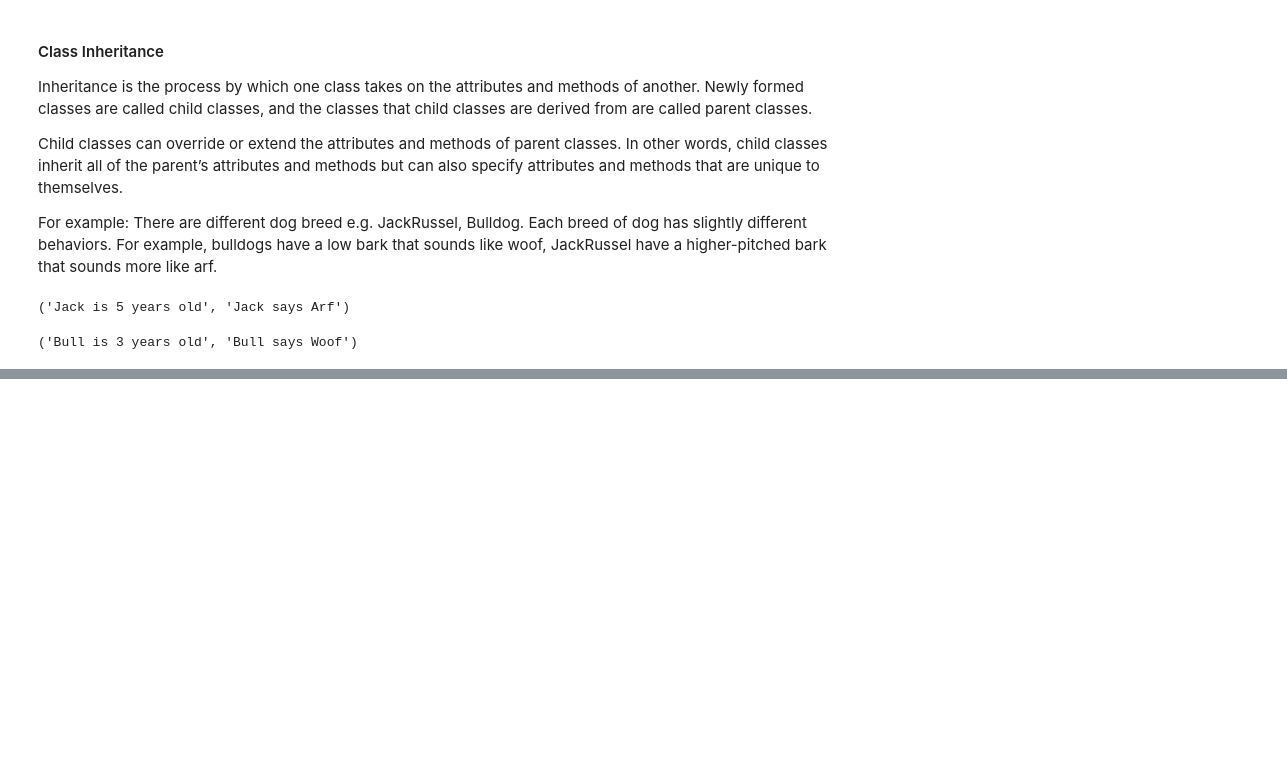
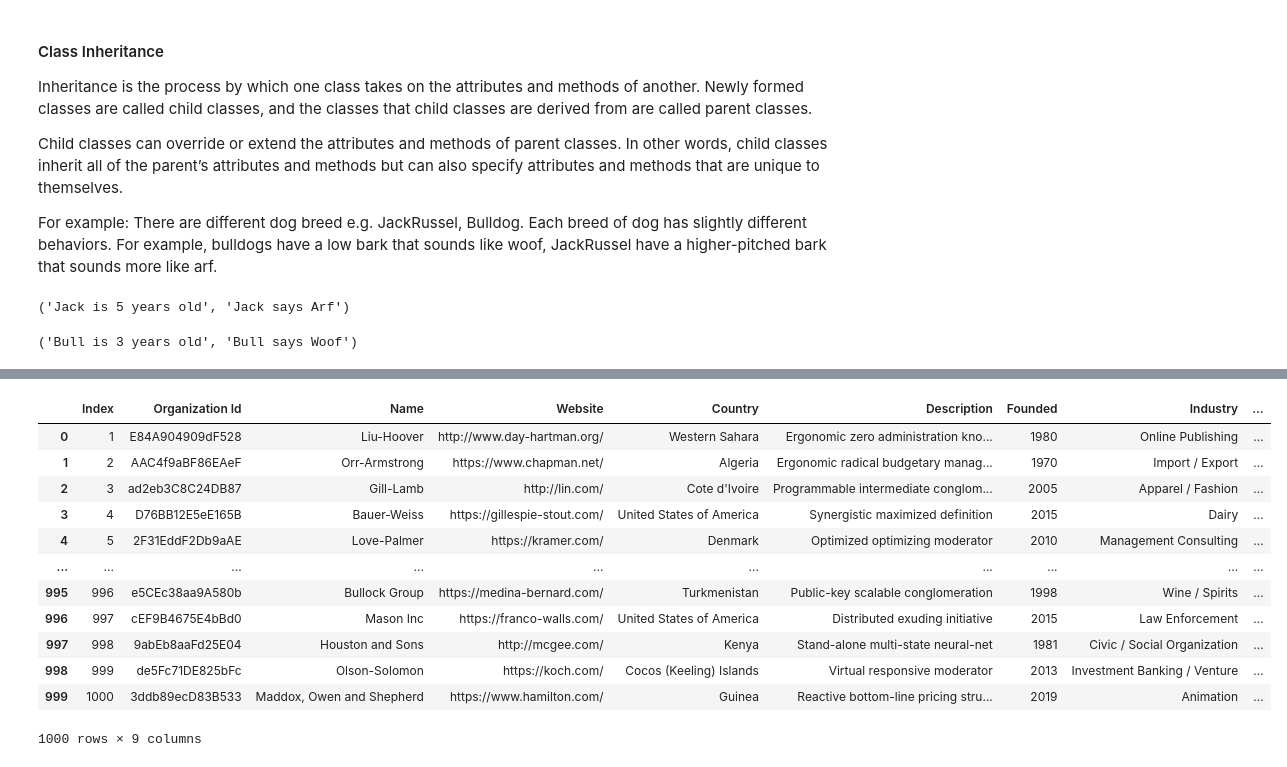
Before and after one commit to ZanaOkcuoglu/spikeUp, a Jupyter notebook: DS_deepdive_3.ipynb, the cells around one changed output, grey strips where cells are left out. Saved outputs shown, nothing was run; the diff lists cells and outputs as text; code cells hidden in the pictures; blank space fills up the shorter version.

```diff
--- a/DS_deepdive_3.ipynb
+++ b/DS_deepdive_3.ipynb
@@ -1563,0 +1636,18 @@ bull.description(), bull.speak()
+# %%
+# read new larger dataset
+org_data = pd.read_csv('csv_data/organizations-1000.csv')
+org_data
+# %% [output]
+|  | Index | Organization Id | Name | Website | Country | Description | Founded | Industry | ... |
+| 0 | 1 | E84A904909dF528 | Liu-Hoover | http://www.day-hartman.org/ | Western Sahara | Ergonomic zero administration kno... | 1980 | Online Publishing | ... |
+| 1 | 2 | AAC4f9aBF86EAeF | Orr-Armstrong | https://www.chapman.net/ | Algeria | Ergonomic radical budgetary manag... | 1970 | Import / Export | ... |
+| 2 | 3 | ad2eb3C8C24DB87 | Gill-Lamb | http://lin.com/ | Cote d'Ivoire | Programmable intermediate conglom... | 2005 | Apparel / Fashion | ... |
+| 3 | 4 | D76BB12E5eE165B | Bauer-Weiss | https://gillespie-stout.com/ | United States of America | Synergistic maximized definition | 2015 | Dairy | ... |
+| 4 | 5 | 2F31EddF2Db9aAE | Love-Palmer | https://kramer.com/ | Denmark | Optimized optimizing moderator | 2010 | Management Consulting | ... |
+| ... | ... | ... | ... | ... | ... | ... | ... | ... | ... |
+| 995 | 996 | e5CEc38aa9A580b | Bullock Group | https://medina-bernard.com/ | Turkmenistan | Public-key scalable conglomeration | 1998 | Wine / Spirits | ... |
+| 996 | 997 | cEF9B4675E4bBd0 | Mason Inc | https://franco-walls.com/ | United States of America | Distributed exuding initiative | 2015 | Law Enforcement | ... |
+| 997 | 998 | 9abEb8aaFd25E04 | Houston and Sons | http://mcgee.com/ | Kenya | Stand-alone multi-state neural-net | 1981 | Civic / Social Organization | ... |
+| 998 | 999 | de5Fc71DE825bFc | Olson-Solomon | https://koch.com/ | Cocos (Keeling) Islands | Virtual responsive moderator | 2013 | Investment Banking / Venture | ... |
+| 999 | 1000 | 3ddb89ecD83B533 | Maddox, Owen and Shepherd | https://www.hamilton.com/ | Guinea | Reactive bottom-line pricing stru... | 2019 | Animation | ... |
+1000 rows × 9 columns
```
Also changed, not shown: parts of 28 cells of this notebook, 1 other file.
